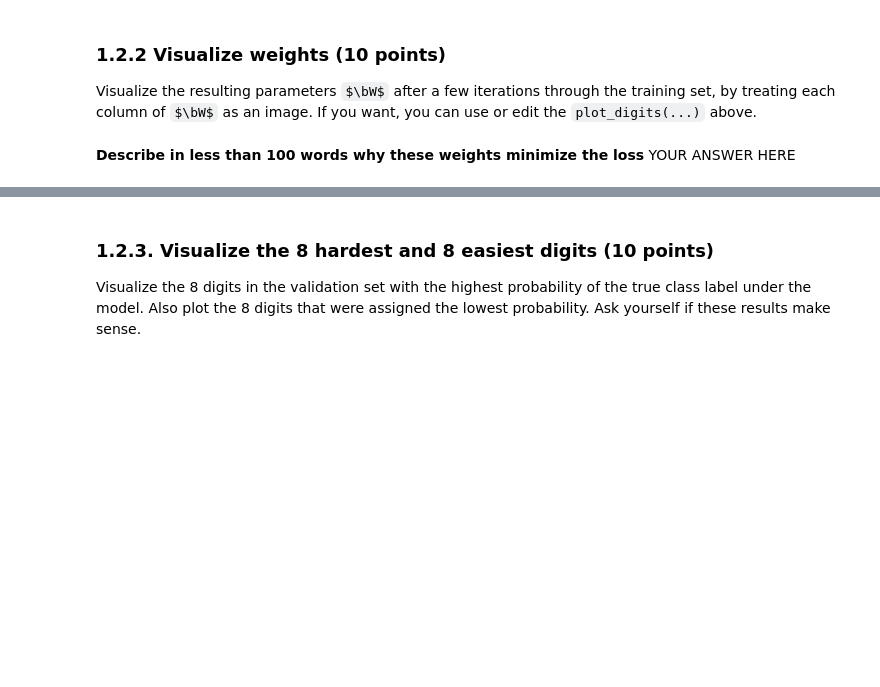
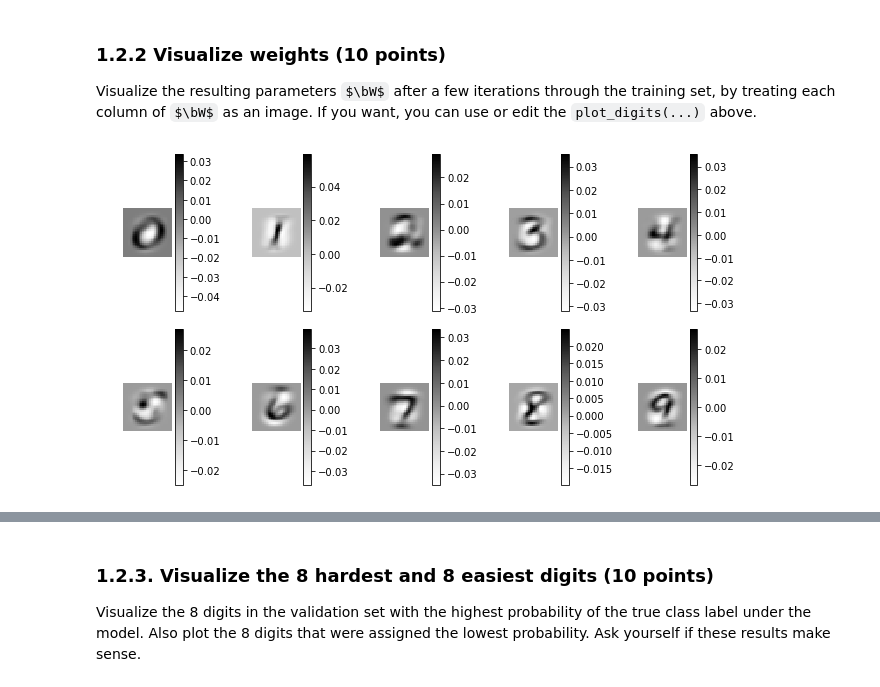
Before and after one commit to I-Pica/ML1, a Jupyter notebook: lab2.ipynb, the cells around one changed output, grey strips where cells are left out. Drawn from its saved outputs; the diff is of its cells as text; code cells hidden in the pictures; some formulas as TeX source; blank space fills up the shorter version.

```diff
--- a/lab2.ipynb
+++ b/lab2.ipynb
@@ -361,7 +425,6 @@ w,b = test_sgd(x_train, t_train, w, b)
 Visualize the resulting parameters $\bW$ after a few iterations through the training set, by treating each column of $\bW$ as an image. If you want, you can use or edit the `plot_digits(...)` above.
 # %%
 w[:,:1].shape
-plot_digits(w[:,0:10:1].T, num_cols=5, targets=t_train[0:50000:5000])
+plot_digits(w[:,0:10:1].T, num_cols=5)
+# %% [output]
+[figure, added]
-# %% [markdown]
-**Describe in less than 100 words why these weights minimize the loss**
-YOUR ANSWER HERE
```
Also changed, not shown: parts of 27 cells of this notebook.
